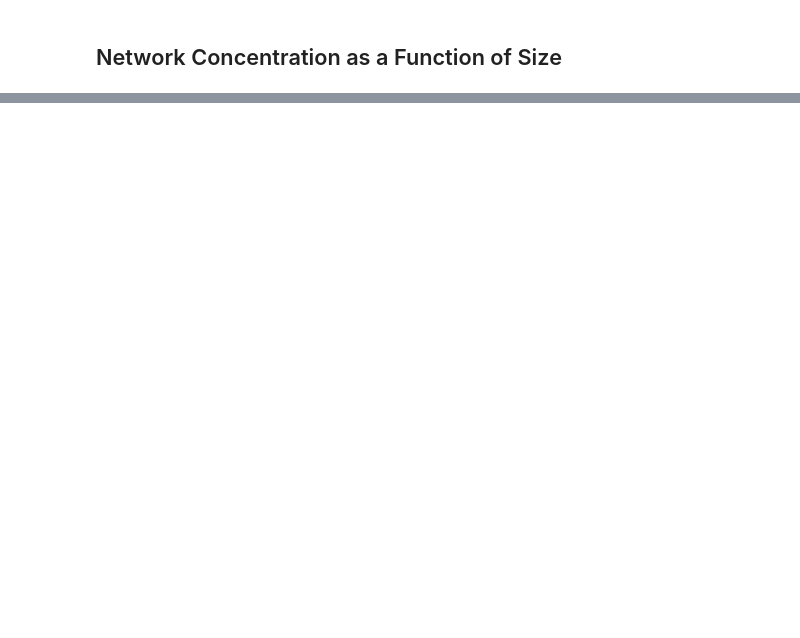
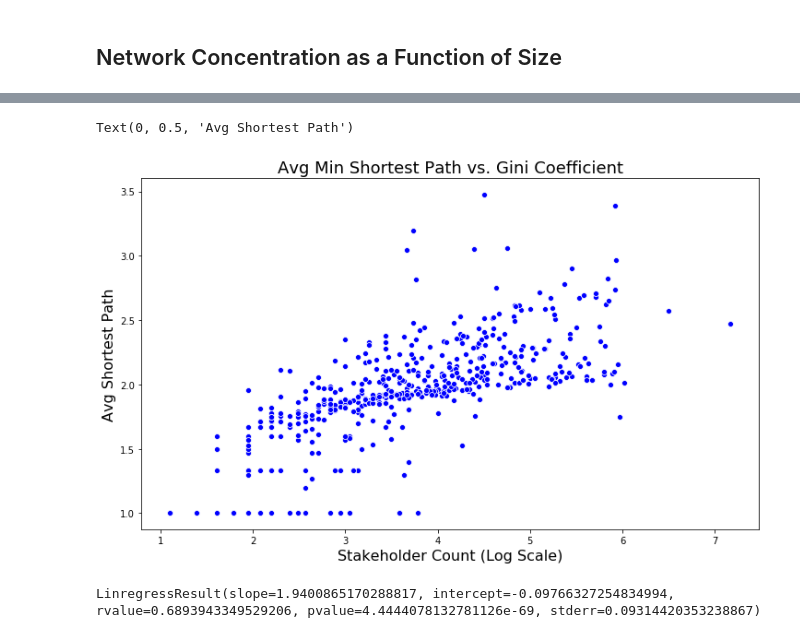
Before and after one commit to MthwRobinson/dissertation-research, a Jupyter notebook: research-notebooks/network-concentration-vs-size.ipynb, the cells around one changed output, grey strips where cells are left out. Saved outputs shown, nothing was run; the diff lists cells and outputs as text; code cells hidden in the pictures; blank space fills up the shorter version.

```diff
--- a/research-notebooks/network-concentration-vs-size.ipynb
+++ b/research-notebooks/network-concentration-vs-size.ipynb
@@ -99,0 +78,15 @@ df.sort_values('gini_coefficient', ascending=False).tail(50)
+# %%
+plt.figure(figsize=(12, 7))
+sns.scatterplot(x=np.log(df['stakeholder_count']), y=df['avg_min_path'], color='blue')
+plt.title('Avg Min Shortest Path vs. Gini Coefficient', fontsize=18)
+plt.xlabel('Stakeholder Count (Log Scale)', fontsize=16)
+plt.ylabel('Avg Shortest Path', fontsize=16)
+# %% [output]
+Text(0, 0.5, 'Avg Shortest Path')
+[figure, added]
+# %%
+df2 = df.dropna()
+output = stats.linregress(df2['avg_min_path'], np.log(df2['stakeholder_count']))
+output
+# %% [output]
+LinregressResult(slope=1.9400865170288817, intercept=-0.09766327254834994, rvalue=0.6893943349529206, pvalue=4.4444078132781126e-69, stderr=0.09314420353238867)
```
Also changed, not shown: parts of 9 cells of this notebook.
